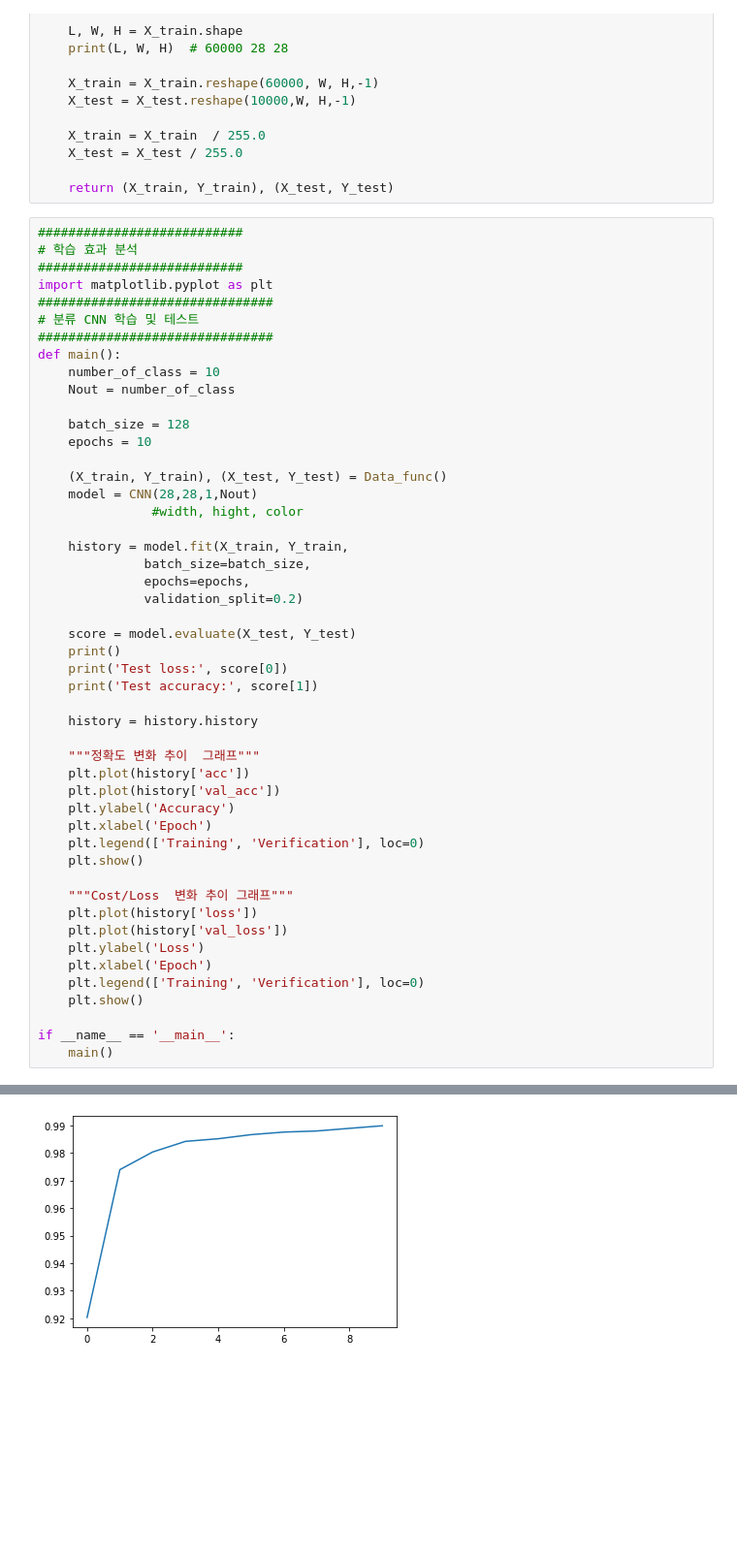
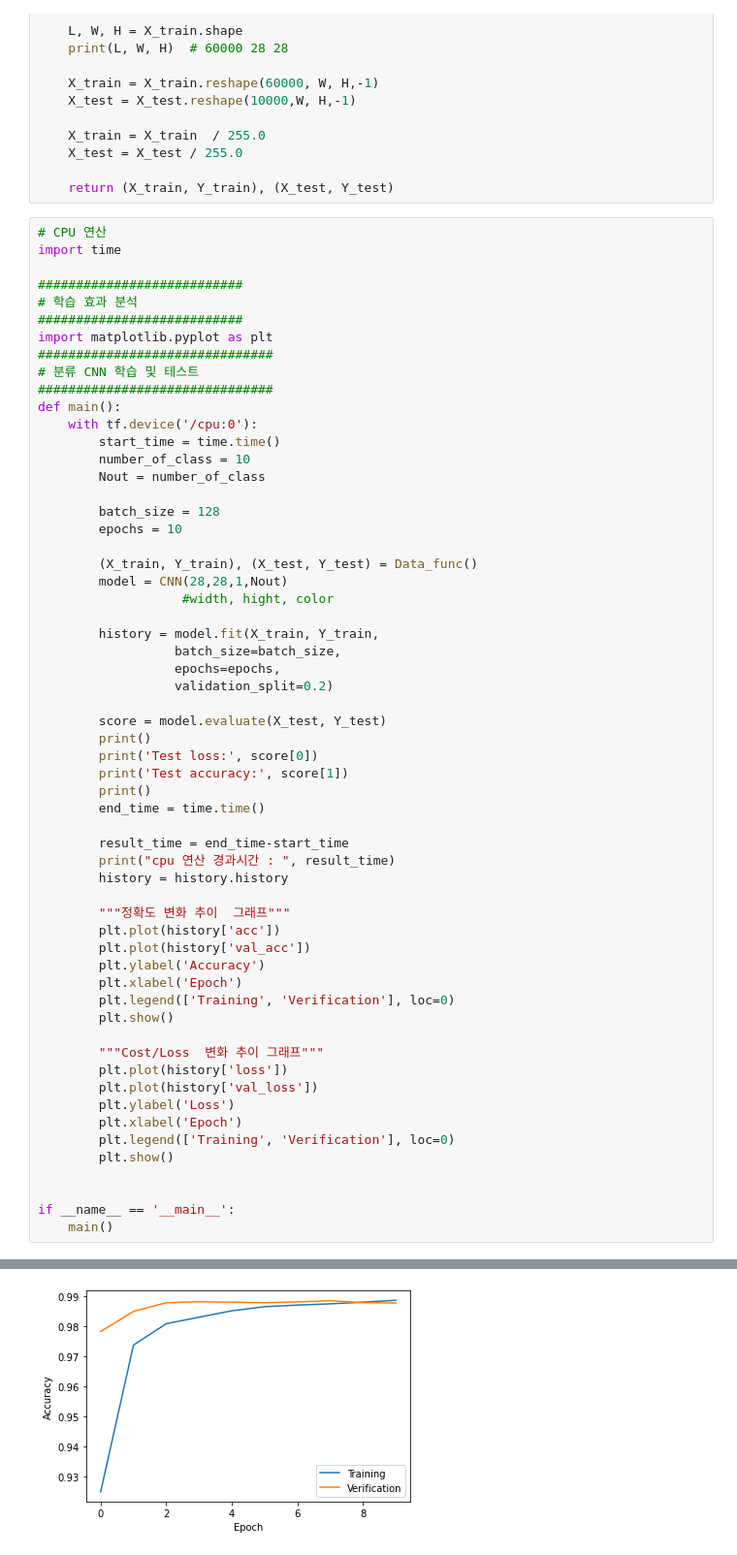
Before and after one commit to Real-Bird/0.python, a Jupyter notebook: 210719/k_cnn_01_mnist.ipynb, the cells around one changed output, grey strips where cells are left out. Shown at 97% size. Drawn from its saved outputs; the diff is of its cells as text; blank space fills up the shorter version.

```diff
--- a/210719/k_cnn_01_mnist.ipynb
+++ b/210719/k_cnn_01_mnist.ipynb
@@ -53,6 +53,9 @@ def Data_func():
 
     return (X_train, Y_train), (X_test, Y_test)
 # %%
+# CPU 연산
+import time
+
 ###########################
 # 학습 효과 분석
 ###########################
@@ -61,43 +64,50 @@ import matplotlib.pyplot as plt
 # 분류 CNN 학습 및 테스트
 ###############################
 def main():
-    number_of_class = 10
-    Nout = number_of_class
+    with tf.device('/cpu:0'):
+        start_time = time.time()
+        number_of_class = 10
+        Nout = number_of_class
 
-    batch_size = 128
-    epochs = 10
+        batch_size = 128
+        epochs = 10
 
-    (X_train, Y_train), (X_test, Y_test) = Data_func()
-    model = CNN(28,28,1,Nout)
-               #width, hight, color
+        (X_train, Y_train), (X_test, Y_test) = Data_func()
+        model = CNN(28,28,1,Nout)
+                   #width, hight, color
 
-    history = model.fit(X_train, Y_train,
-              batch_size=batch_size,
-              epochs=epochs,
-              validation_split=0.2)
+        history = model.fit(X_train, Y_train,
+                  batch_size=batch_size,
+                  epochs=epochs,
+                  validation_split=0.2)
 
-    score = model.evaluate(X_test, Y_test)
-    print()
-    print('Test loss:', score[0])
-    print('Test accuracy:', score[1])
+        score = model.evaluate(X_test, Y_test)
+        print()
+        print('Test loss:', score[0])
+        print('Test accuracy:', score[1])
+        print()
+        end_time = time.time()
 
-    history = history.history
+        result_time = end_time-start_time
+        print("cpu 연산 경과시간 : ", result_time)
+        history = history.history
 
-    """정확도 변화 추이  그래프"""
-    plt.plot(history['acc'])
-    plt.plot(history['val_acc'])
-    plt.ylabel('Accuracy')
-    plt.xlabel('Epoch')
-    plt.legend(['Training', 'Verification'], loc=0)
-    plt.show()
+        """정확도 변화 추이  그래프"""
+        plt.plot(history['acc'])
+        plt.plot(history['val_acc'])
+        plt.ylabel('Accuracy')
+        plt.xlabel('Epoch')
+        plt.legend(['Training', 'Verification'], loc=0)
+        plt.show()
 
-    """Cost/Loss  변화 추이 그래프"""
-    plt.plot(history['loss'])
-    plt.plot(history['val_loss'])
-    plt.ylabel('Loss')
-    plt.xlabel('Epoch')
-    plt.legend(['Training', 'Verification'], loc=0)
-    plt.show()
+        """Cost/Loss  변화 추이 그래프"""
+        plt.plot(history['loss'])
+        plt.plot(history['val_loss'])
+        plt.ylabel('Loss')
+        plt.xlabel('Epoch')
+        plt.legend(['Training', 'Verification'], loc=0)
+        plt.show()
+
 
 if __name__ == '__main__':
     main()
@@ -123 +132 @@ KeyError: 'val_accuracy'
-[figure, old version]
+[figure, new version]
```
Also changed, not shown: parts of 2 cells of this notebook, 2 other files.
